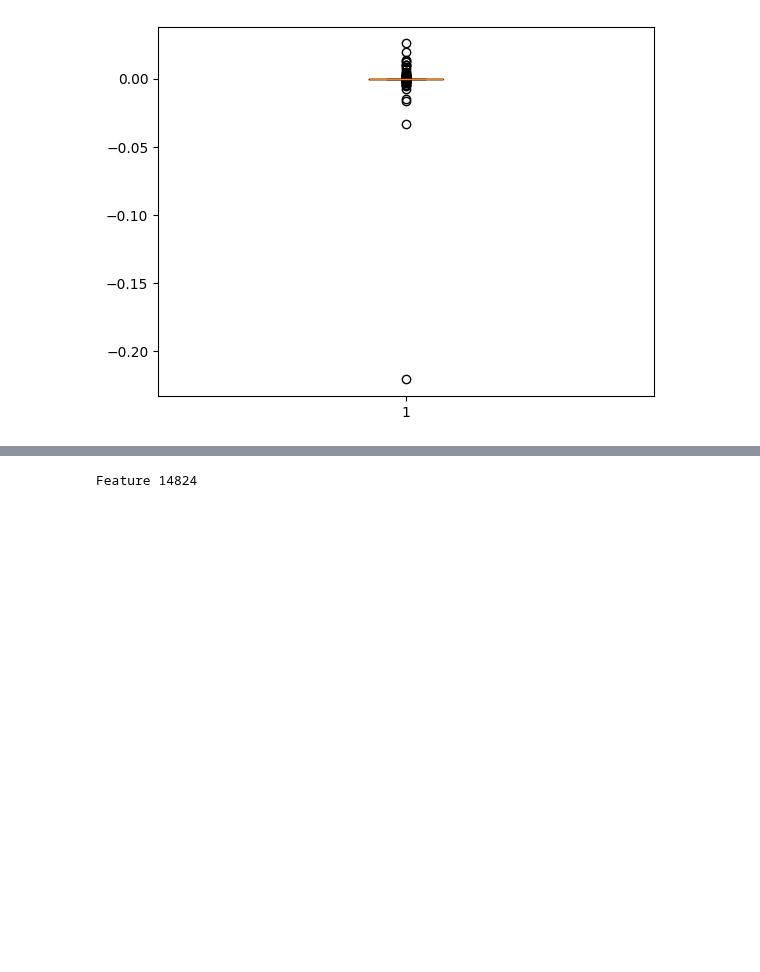
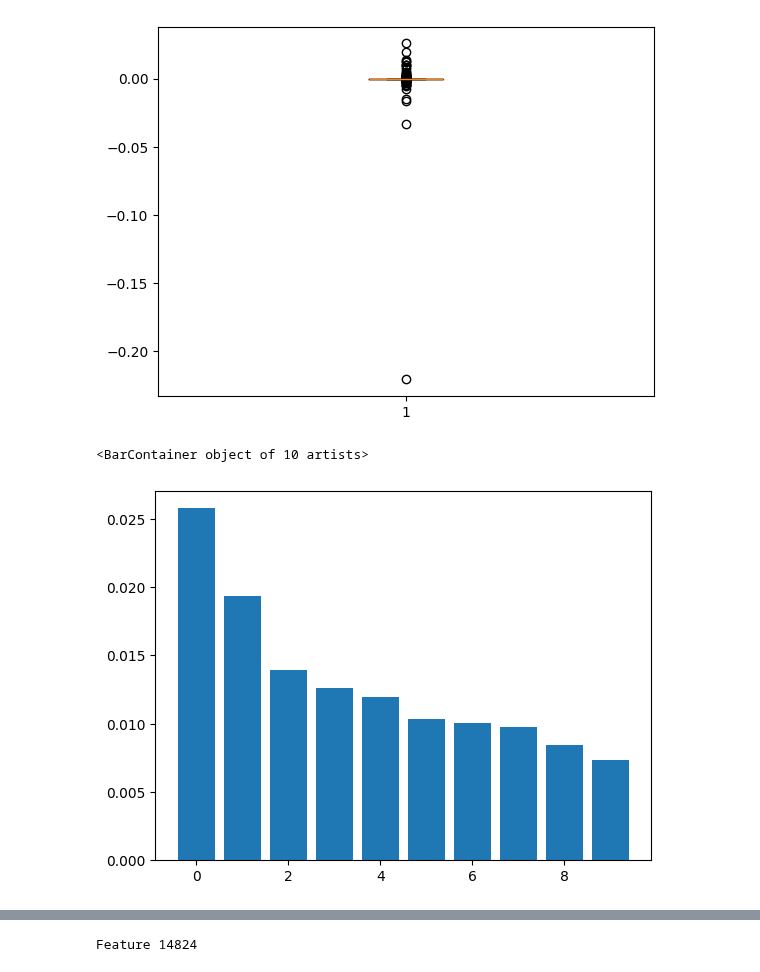
Before and after one commit to dtch1997/feature-lens, a Jupyter notebook: examples/walkthrough.ipynb, the cells around one changed output, grey strips where cells are left out. Cells and saved outputs as stored; diff of their text form; code cells hidden in the pictures; blank space fills up the shorter version.

```diff
--- a/examples/walkthrough.ipynb
+++ b/examples/walkthrough.ipynb
@@ -152,8 +150,15 @@ FeatureScores = namedtuple("FeatureScores", ["scores", "features"])
 def get_topk_and_botk_scores_and_features(scores: Float[torch.Tensor, " n"], k: int = 10):
     topk_scores, topk_features = torch.topk(scores, k = k)
     botk_scores, botk_features = torch.topk(-scores, k = k)
+    botk_scores = -1 * botk_scores
     topk_features = topk_features.cpu().numpy().tolist()
     botk_features = botk_features.cpu().numpy().tolist()
     return FeatureScores(topk_scores, topk_features), FeatureScores(botk_scores, botk_features)
 # %%
 sae_up_topk, sae_up_botk = get_topk_and_botk_scores_and_features(sae_up_attrib_summed)
+# %%
+# Plot top 10 scores
+plt.bar(range(10), sae_up_topk.scores.detach().cpu().numpy())
+# %% [output]
+<BarContainer object of 10 artists>
+[figure, added]
```
Also changed, not shown: parts of 6 cells of this notebook, 1 other file.
